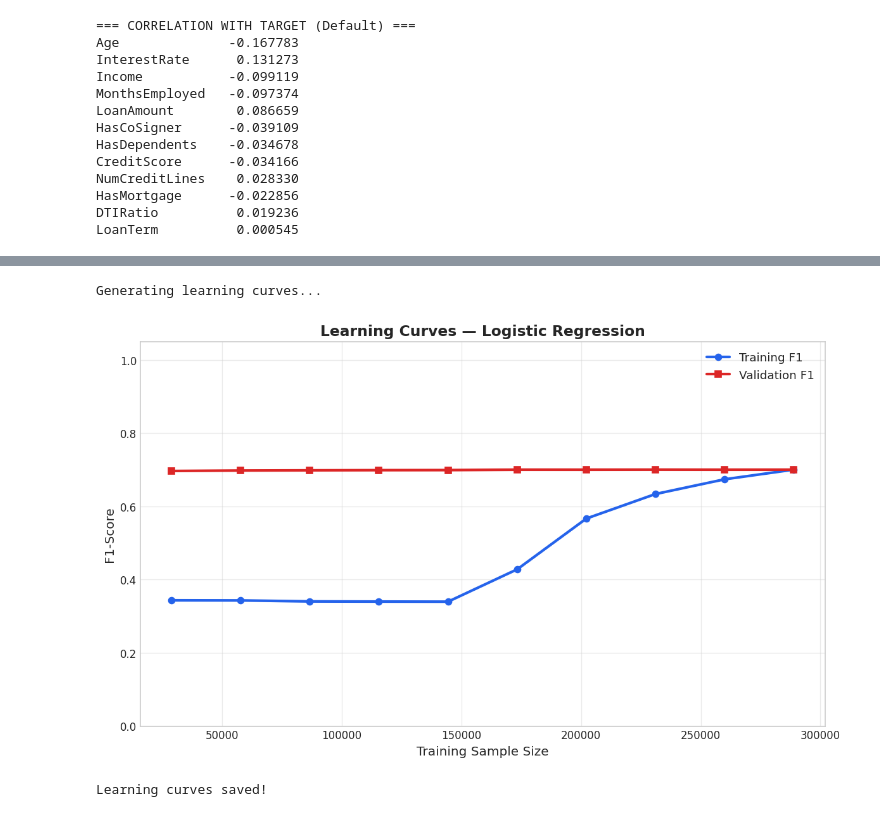
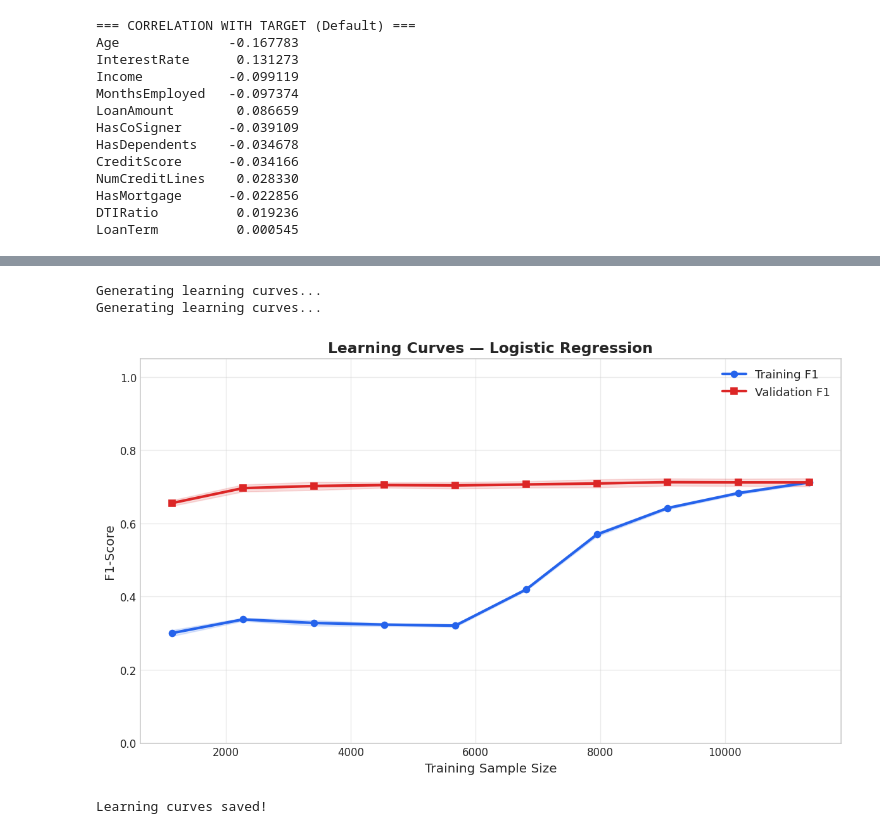
Before and after one commit to chamithusithmaka/MLproject, a Jupyter notebook: notebooks/logistic_regression_model.ipynb, the cells around one changed output, grey strips where cells are left out. Saved outputs shown, nothing was run; the diff lists cells and outputs as text; code cells hidden in the pictures.

```diff
--- a/notebooks/logistic_regression_model.ipynb
+++ b/notebooks/logistic_regression_model.ipynb
@@ -304,20 +281,19 @@ Final dataset shape: (255347, 31)
 # %%
-# CELL 7: Train / Test Split + SMOTE Oversampling
+# CELL 7: Feature Scaling (Pre-processed Data Already Loaded)
 
-X = df.drop('Default', axis=1)
-y = df['Default']
-feature_names = X.columns.tolist()
+print('=' * 60)
+print('PREPARING DATA FOR MODEL TRAINING')
+print('=' * 60)
 
-print(f'Features : {X.shape[1]}')
-print(f'Samples  : {X.shape[0]:,}')
+# Data already loaded from utils.py in CELL 6
+# X_train, y_train, X_test, y_test already extracted
 
-# Stratified split — keeps class ratio in both sets
-X_train, X_test, y_train, y_test = train_test_split(
-    X, y, test_size=0.20, random_state=42, stratify=y
-)
+print(f'Features : {X_train.shape[1]}')
+print(f'Train samples: {X_train.shape[0]:,}')
+print(f'Test samples : {X_test.shape[0]:,}')
 
-print(f'\nTrain set : {X_train.shape[0]:,} samples')
-print(f'Test  set : {X_test.shape[0]:,} samples')
+print(f'\nTrain class distribution:')
+print(y_train.value_counts())
 print(f'\nTest class distribution:')
 print(y_test.value_counts())
 
@@ -327,12 +303,6 @@ X_train_scaled = scaler.fit_transform(X_train)
 X_test_scaled  = scaler.transform(X_test)
 print('\nFeatures scaled with StandardScaler')
 
-# SMOTE on training set only (never on test)
-print('\nApplying SMOTE to balance training classes...')
-smote = SMOTE(random_state=42, k_neighbors=5)
-X_train_sm, y_train_sm = smote.fit_resample(X_train_scaled, y_train)
-
-print(f'Before SMOTE: {dict(pd.Series(y_train).value_counts())}')
-print(f'After  SMOTE: {dict(pd.Series(y_train_sm).value_counts())}')
-print(f'\nFinal training size: {X_train_sm.shape[0]:,} samples')
+# Note: Data is already SMOTE-balanced in training set
+# (applied during preprocessing pipeline)
 # %% [output]
@@ -391,7 +362,7 @@ grid_search = GridSearchCV(
 
 print('Running grid search (this may take a few minutes)...')
 t0 = time.time()
-grid_search.fit(X_train_sm, y_train_sm)
+grid_search.fit(X_train, y_train)
 elapsed = time.time() - t0
 
 print(f'\nGrid search complete in {elapsed:.1f}s')
@@ -726,42 +697,45 @@ Feature importance plot saved!
 
 print('Generating learning curves...')
 
+print('Generating learning curves...')
+
 train_sizes, train_scores, val_scores = learning_curve(
-    best_model, X_train_sm, y_train_sm,
+    best_model, X_train_scaled, y_train,  # Changed here
     train_sizes=np.linspace(0.1, 1.0, 10),
     cv=StratifiedKFold(5, shuffle=True, random_state=42),
     scoring='f1',
     n_jobs=-1
 )
 
 train_mean = train_scores.mean(axis=1)
 train_std  = train_scores.std(axis=1)
 val_mean   = val_scores.mean(axis=1)
 val_std    = val_scores.std(axis=1)
 
 fig, ax = plt.subplots(figsize=(10, 6))
 ax.plot(train_sizes, train_mean, 'o-', color=PALETTE[0],
         label='Training F1', linewidth=2.5)
 ax.fill_between(train_sizes, train_mean - train_std, train_mean + train_std,
                 alpha=0.15, color=PALETTE[0])
 ax.plot(train_sizes, val_mean, 's-', color=PALETTE[1],
         label='Validation F1', linewidth=2.5)
 ax.fill_between(train_sizes, val_mean - val_std, val_mean + val_std,
                 alpha=0.15, color=PALETTE[1])
 ax.set_xlabel('Training Sample Size', fontsize=12)
 ax.set_ylabel('F1-Score', fontsize=12)
 ax.set_title('Learning Curves — Logistic Regression', fontsize=14, fontweight='bold')
 ax.legend(fontsize=11)
 ax.grid(alpha=0.4)
 ax.set_ylim(0, 1.05)
 
 plt.tight_layout()
 plt.savefig(f'{RESULTS_DIR}/learning_curves.png', dpi=150, bbox_inches='tight')
 plt.show()
 print('Learning curves saved!')
 # %% [output]
 Generating learning curves...
+Generating learning curves...
-[figure, old version]
+[figure, new version]
 Learning curves saved!
 # %%
 # CELL 15: Probability Distribution & Calibration
```
Also changed, not shown: parts of 12 cells of this notebook, 10 other files.
